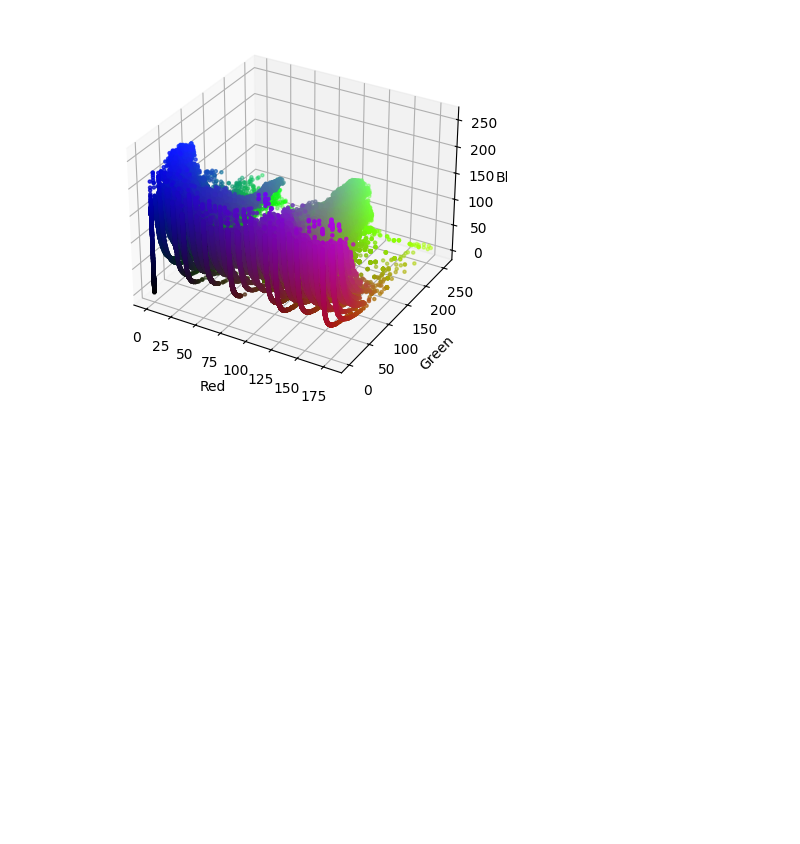
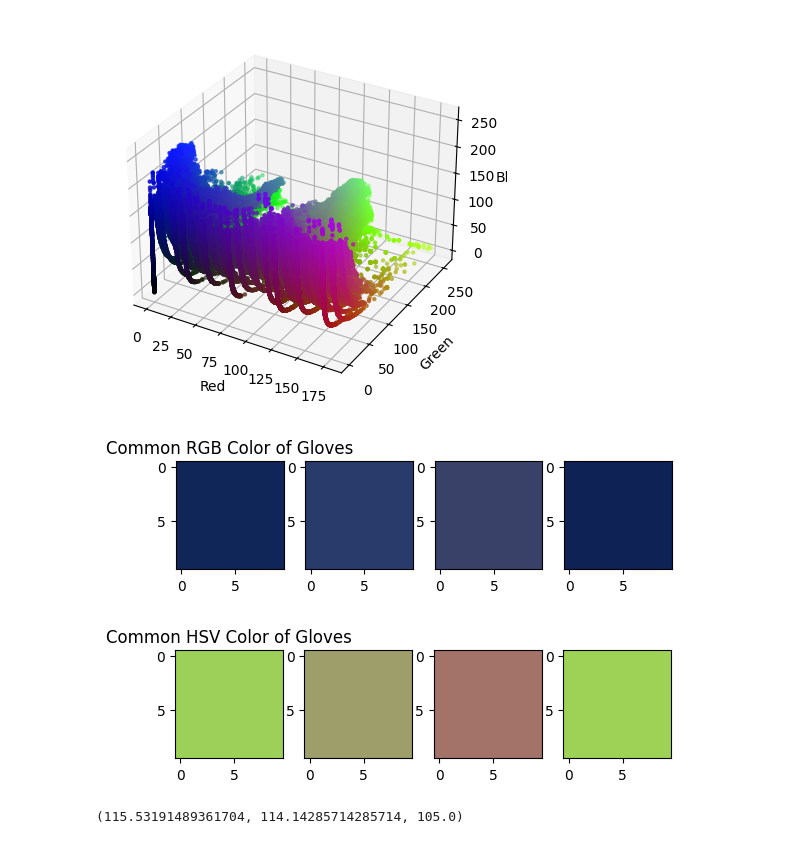
Before and after one commit to Napwillcode8848/OpenSutureNet, a Jupyter notebook: hand_movement.ipynb, the cells around one changed output. Cells and saved outputs as stored; diff of their text form; code cells hidden in the pictures; blank space fills up the shorter version.

```diff
--- a/hand_movement.ipynb
+++ b/hand_movement.ipynb
@@ -88,3 +96,55 @@ hsv_frame0 = cv2.cvtColor(frame0, cv2.COLOR_RGB2HSV)
 plot_color_space(hsv_frame0)
 # %% [output]
 [figure]
+# %%
+# different shades of blue
+# the most common to see from https://imagecolorpicker.com/#google_vignette
+
+from matplotlib.colors import rgb_to_hsv
+
+blue1 = (16, 38, 88)
+blue2 = (40, 59, 106)
+blue3 = (58, 65, 105)
+blue4 = (15, 34, 86)
+
+blue_sqaure1 = np.full((10, 10, 3), blue1, dtype=np.uint8) / 255.0
+blue_sqaure2 = np.full((10, 10, 3), blue2, dtype=np.uint8) / 255.0
+blue_sqaure3 = np.full((10, 10, 3), blue3, dtype=np.uint8) / 255.0
+blue_sqaure4 = np.full((10, 10, 3), blue4, dtype=np.uint8) / 255.0
+
+# 1 row, 4 column
+plt.subplot(1, 4, 1)
+plt.imshow(blue_sqaure1)
+plt.title("Common RGB Color of Gloves")
+plt.subplot(1, 4, 2)
+plt.imshow(blue_sqaure2)
+plt.subplot(1, 4, 3)
+plt.imshow(blue_sqaure3)
+plt.subplot(1, 4, 4)
+plt.imshow(blue_sqaure4)
+plt.show()
+
+# 1 row, 4 column
+plt.subplot(1, 4, 1)
+plt.imshow(rgb_to_hsv(blue_sqaure1))
+plt.title("Common HSV Color of Gloves")
+plt.subplot(1, 4, 2)
+plt.imshow(rgb_to_hsv(blue_sqaure2))
+plt.subplot(1, 4, 3)
+plt.imshow(rgb_to_hsv(blue_sqaure3))
+plt.subplot(1, 4, 4)
+plt.imshow(rgb_to_hsv(blue_sqaure4))
+plt.show()
+# %% [output]
+[figure, added]
+[figure, added]
+# %%
+from colorsys import rgb_to_hsv
+
+def rgb_to_hsv_cv(r, g, b):
+    h, s, v = rgb_to_hsv(r/255, g/255, b/255)
+    return (h*180, s*255, v*255)
+
+print(rgb_to_hsv_cv(58, 65, 105))
+# %% [output]
+(115.53191489361704, 114.14285714285714, 105.0)
```
Also changed, not shown: parts of 5 cells of this notebook.
